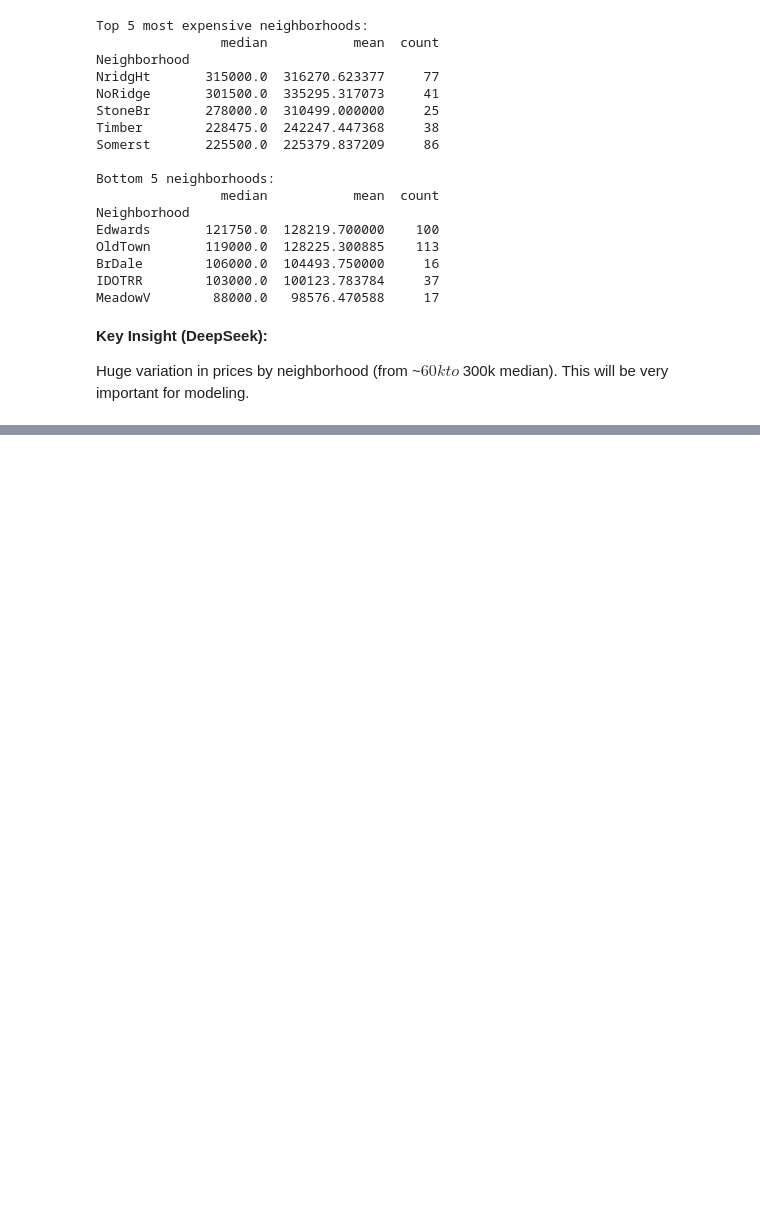
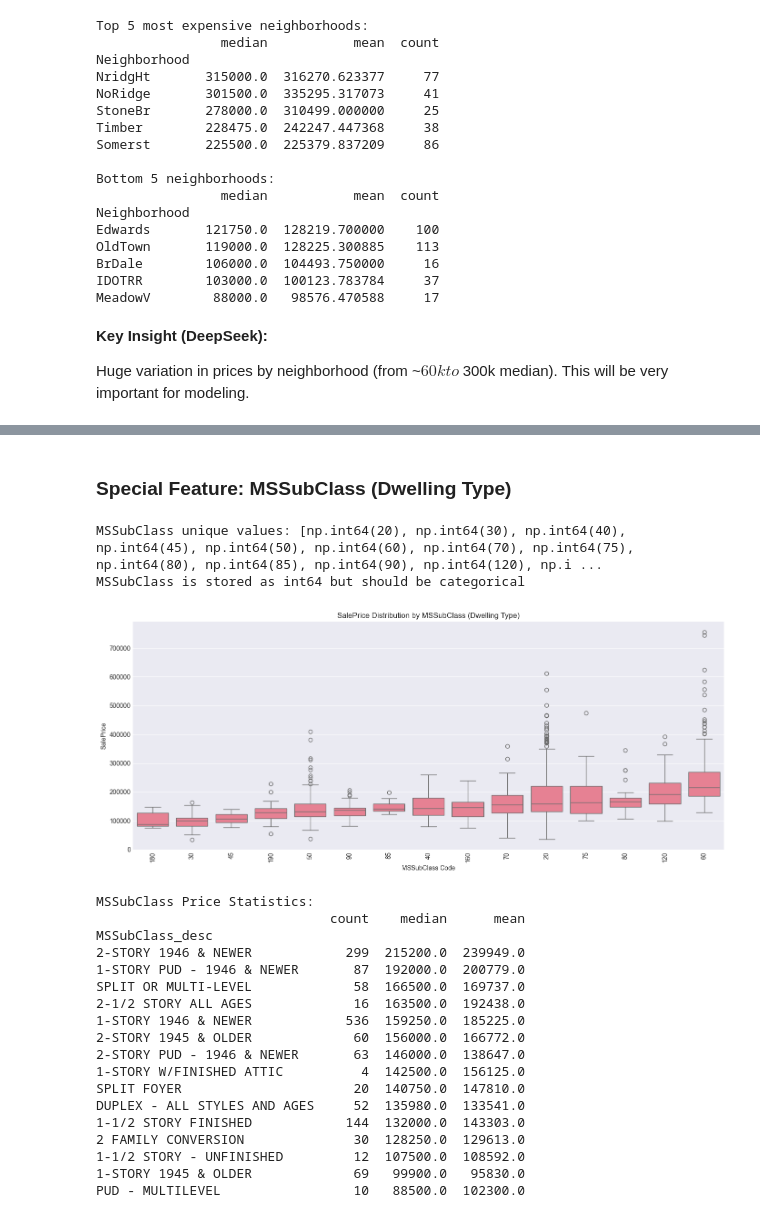
Before and after one commit to Blim3202/House-Prices-Kaggle, a Jupyter notebook: Notebooks/01_eda_analysis.ipynb, the cells around one changed output, grey strips where cells are left out. Cells and saved outputs as stored; diff of their text form; code cells hidden in the pictures; blank space fills up the shorter version.

```diff
--- a/Notebooks/01_eda_analysis.ipynb
+++ b/Notebooks/01_eda_analysis.ipynb
@@ -476,0 +647,73 @@ Missing values in 14 columns are actually "absence" indicators
+# %% [markdown]
+### Special Feature: MSSubClass (Dwelling Type)
+# %%
+# MSSubClass is actually categorical despite being numeric in the data
+print("MSSubClass unique values:", sorted(df_train_clean['MSSubClass'].unique()))
+print(f"MSSubClass is stored as {df_train_clean['MSSubClass'].dtype} but should be categorical")
+
+# Convert to categorical for analysis
+df_train_clean['MSSubClass_cat'] = df_train_clean['MSSubClass'].astype('category')
+
+# Map MSSubClass codes to descriptions (based on data description)
+ms_subclass_map = {
+    20: '1-STORY 1946 & NEWER',
+    30: '1-STORY 1945 & OLDER',
+    40: '1-STORY W/FINISHED ATTIC',
+    45: '1-1/2 STORY - UNFINISHED',
+    50: '1-1/2 STORY FINISHED',
+    60: '2-STORY 1946 & NEWER',
+    70: '2-STORY 1945 & OLDER',
+    75: '2-1/2 STORY ALL AGES',
+    80: 'SPLIT OR MULTI-LEVEL',
+    85: 'SPLIT FOYER',
+    90: 'DUPLEX - ALL STYLES AND AGES',
+    120: '1-STORY PUD - 1946 & NEWER',
+    150: '1-1/2 STORY PUD - ALL AGES',
+    160: '2-STORY PUD - 1946 & NEWER',
+    180: 'PUD - MULTILEVEL',
+    190: '2 FAMILY CONVERSION'
+}
+
+df_train_clean['MSSubClass_desc'] = df_train_clean['MSSubClass'].map(ms_subclass_map)
+
+# Analyze impact on SalePrice
+plt.figure(figsize=(14, 6))
+
+# Box plot by MSSubClass
+order = df_train_clean.groupby('MSSubClass')['SalePrice'].median().sort_values().index
+sns.boxplot(data=df_train_clean, x='MSSubClass', y='SalePrice', order=order)
+plt.xticks(rotation=90)
+plt.title('SalePrice Distribution by MSSubClass (Dwelling Type)')
+plt.xlabel('MSSubClass Code')
+plt.ylabel('SalePrice')
+plt.tight_layout()
+plt.savefig("../reports/ms_subclass_analysis.png", dpi=100, bbox_inches='tight')
+plt.show()
+
+# Summary statistics
+ms_subclass_stats = df_train_clean.groupby('MSSubClass_desc')['SalePrice'].agg(['count', 'median', 'mean'])
+ms_subclass_stats = ms_subclass_stats.sort_values('median', ascending=False)
+print("\nMSSubClass Price Statistics:")
+print(ms_subclass_stats.round(0).to_string())
+# %% [output]
+MSSubClass unique values: [np.int64(20), np.int64(30), np.int64(40), np.int64(45), np.int64(50), np.int64(60), np.int64(70), np.int64(75), np.int64(80), np.int64(85), np.int64(90), np.int64(120), np.i ...
+MSSubClass is stored as int64 but should be categorical
+[figure, added]
+MSSubClass Price Statistics:
+                              count    median      mean
+MSSubClass_desc
+2-STORY 1946 & NEWER            299  215200.0  239949.0
+1-STORY PUD - 1946 & NEWER       87  192000.0  200779.0
+SPLIT OR MULTI-LEVEL             58  166500.0  169737.0
+2-1/2 STORY ALL AGES             16  163500.0  192438.0
+1-STORY 1946 & NEWER            536  159250.0  185225.0
+2-STORY 1945 & OLDER             60  156000.0  166772.0
+2-STORY PUD - 1946 & NEWER       63  146000.0  138647.0
+1-STORY W/FINISHED ATTIC          4  142500.0  156125.0
+SPLIT FOYER                      20  140750.0  147810.0
+DUPLEX - ALL STYLES AND AGES     52  135980.0  133541.0
+1-1/2 STORY FINISHED            144  132000.0  143303.0
+2 FAMILY CONVERSION              30  128250.0  129613.0
+1-1/2 STORY - UNFINISHED         12  107500.0  108592.0
+1-STORY 1945 & OLDER             69   99900.0   95830.0
+PUD - MULTILEVEL                 10   88500.0  102300.0
```
Also changed, not shown: parts of 8 cells of this notebook, 7 other files.
